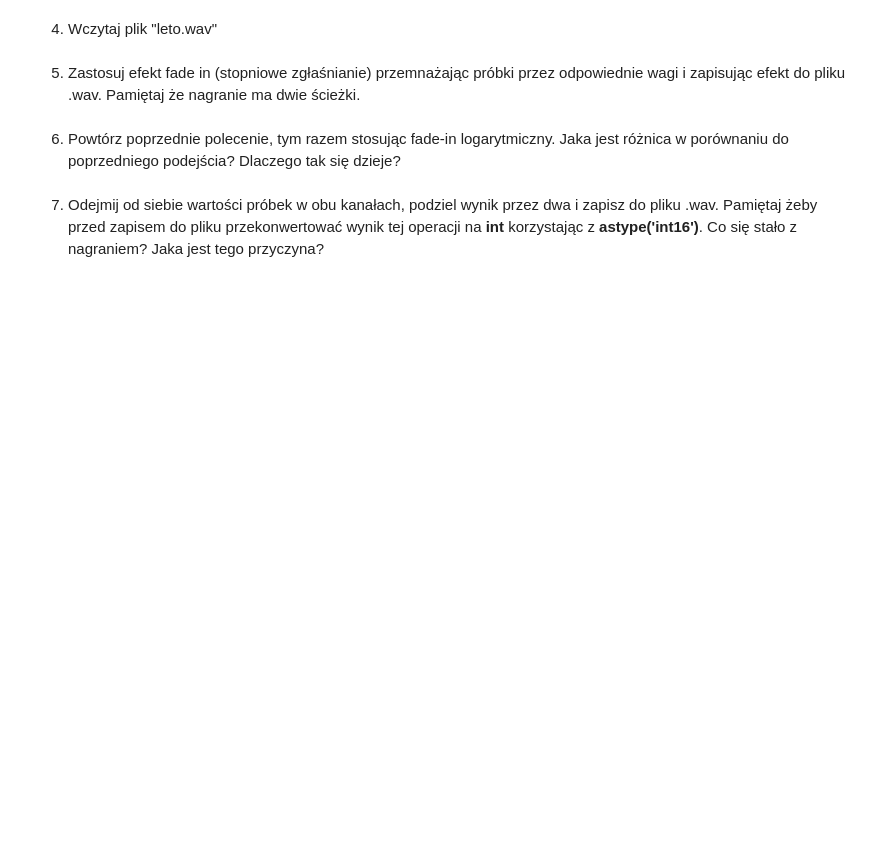
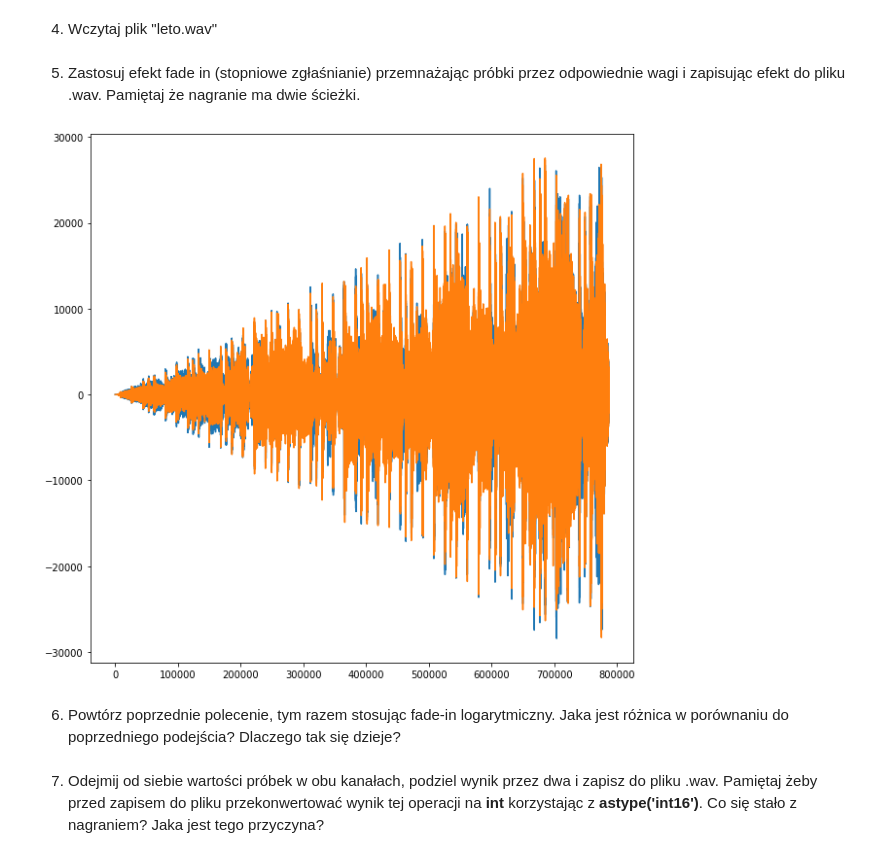
Before and after one commit to Endrju00/PUT-KCK, a Jupyter notebook: lab2/Python-narzedzia.ipynb, the cells around one changed output. Drawn from its saved outputs; the diff is of its cells as text; code cells hidden in the pictures; blank space fills up the shorter version.

```diff
--- a/lab2/Python-narzedzia.ipynb
+++ b/lab2/Python-narzedzia.ipynb
@@ -453,5 +468,17 @@ plt.imshow(arr)
 # %% [markdown]
 5. Zastosuj efekt fade in (stopniowe zgłaśnianie) przemnażając próbki przez odpowiednie wagi i zapisując efekt do pliku .wav. Pamiętaj że nagranie ma dwie ścieżki.
+# %%
+signal1 = data[0:, 0]
+signal2 = data[0:, 1]
+
+kernel = np.linspace(0,1,len(data))
+
+data[0:, 0] = signal1 * kernel
+data[0:, 1] = signal2 * kernel
+plt.plot(data)
+wavfile.write("test3.wav", samplerate, data)
+# %% [output]
+[figure, added]
 # %% [markdown]
 6. Powtórz poprzednie polecenie, tym razem stosując fade-in logarytmiczny. Jaka jest różnica w porównaniu do poprzedniego podejścia? Dlaczego tak się dzieje?
 # %% [markdown]
```
Also changed, not shown: parts of 4 cells of this notebook, 1 other file.
